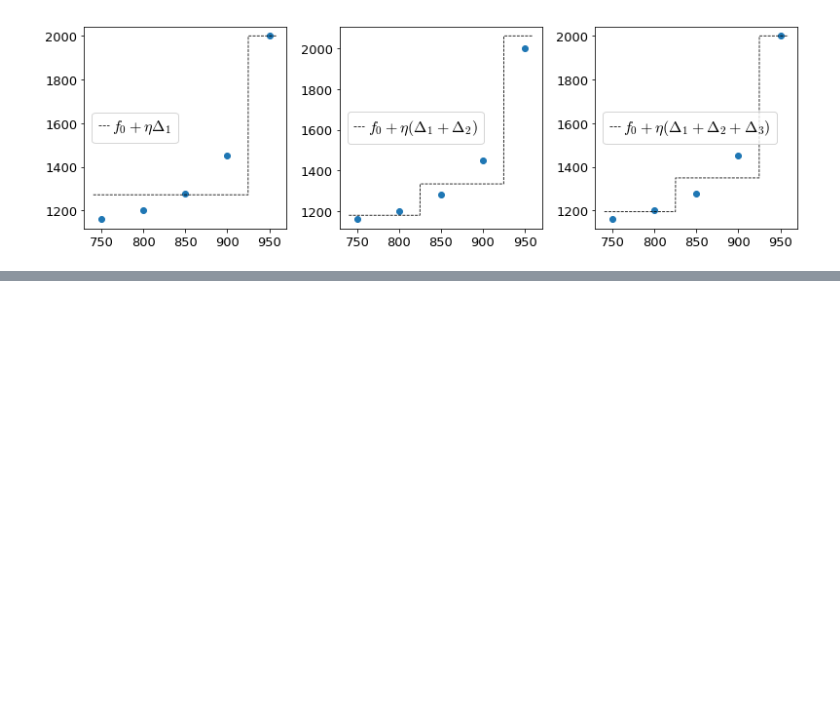
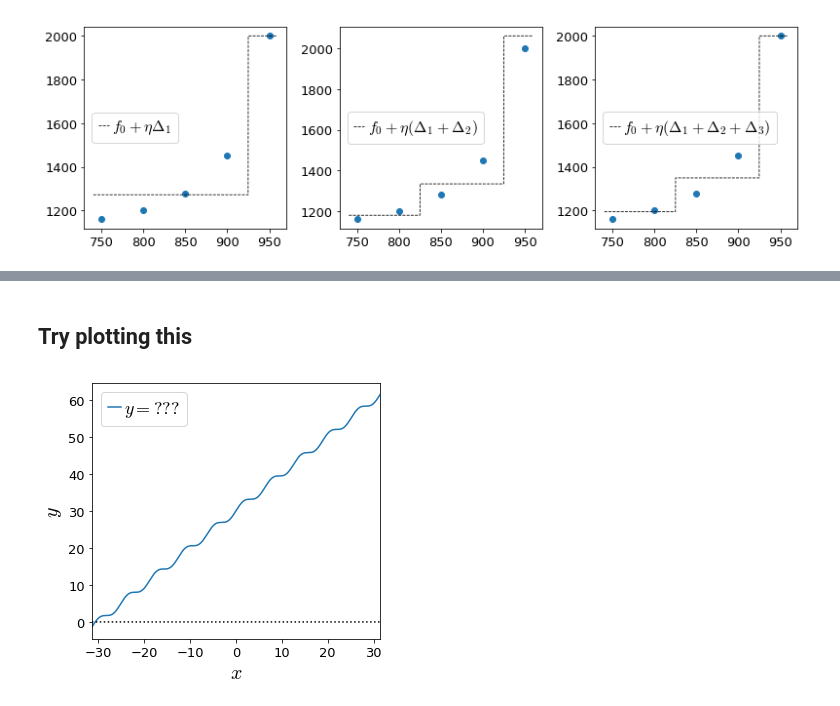
Before and after one commit to parrt/ml-articles, a Jupyter notebook: gradient-boosting/notebooks/dev-mse.ipynb, the cells around one changed output, grey strips where cells are left out. Drawn from its saved outputs; the diff is of its cells as text; code cells hidden in the pictures; blank space fills up the shorter version.

```diff
--- a/gradient-boosting/notebooks/dev-mse.ipynb
+++ b/gradient-boosting/notebooks/dev-mse.ipynb
@@ -237,0 +279,26 @@ plt.show()
+# %% [markdown]
+## Try plotting this
+# %%
+fig, ax = plt.subplots(nrows=1, ncols=1, figsize=(5,4.5))
+a,b=-10*np.pi,10*np.pi
+x = np.arange(a,b,0.01)
+y = x+np.sin(x)+30
+line, = ax.plot(x,y)
+ax.plot(x,np.zeros(len(x)), linestyle=":", c='k')
+ax.set_ylabel("$y$", fontsize=20)
+ax.set_xlabel("$x$", fontsize=20)
+ax.set_xticks(np.arange(-30,31,10))
+ax.set_xlim(a,b)
+
+ax.legend(handles=[line], fontsize=18,
+              loc='upper left',
+              labelspacing=.1,
+              handletextpad=.2,
+              handlelength=.7,
+              frameon=True,
+              labels=['$y=???$'])
+
+plt.tight_layout()
+plt.show()
+# %% [output]
+[figure, added]
```
Also changed, not shown: parts of 4 cells of this notebook, 2 other files.
